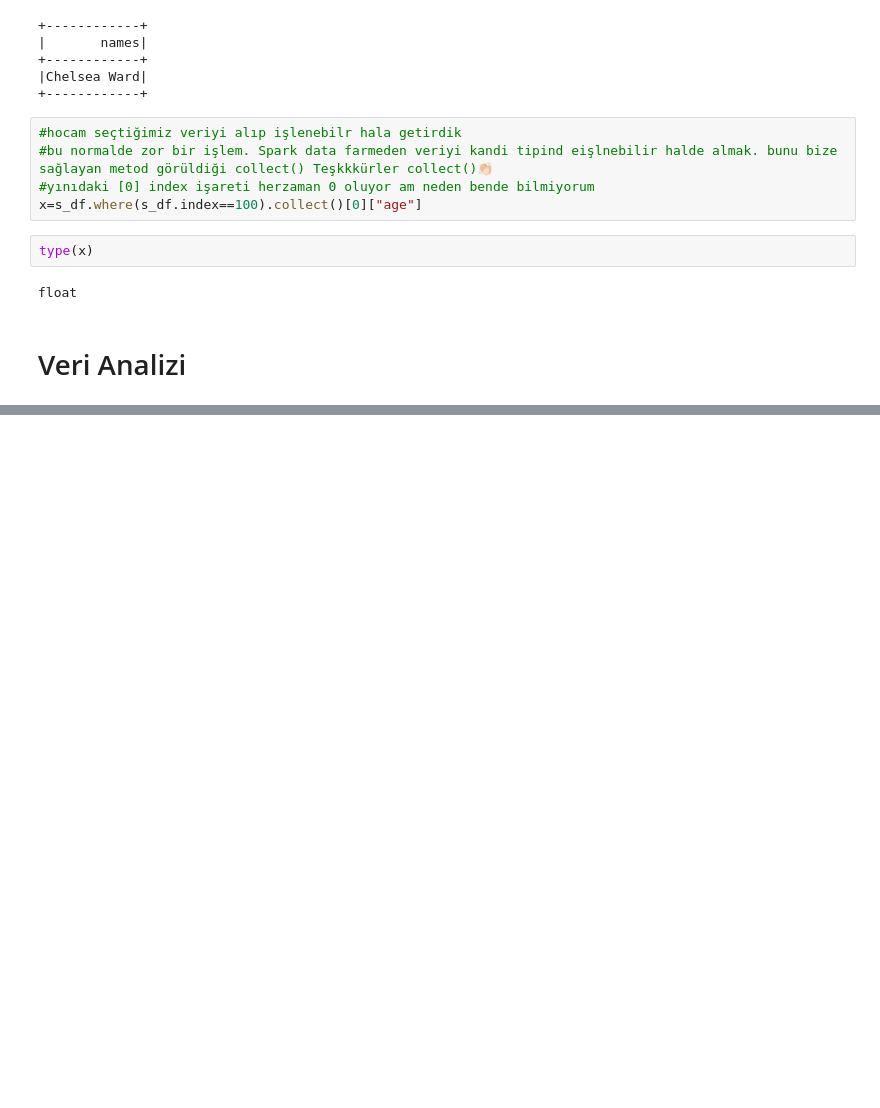
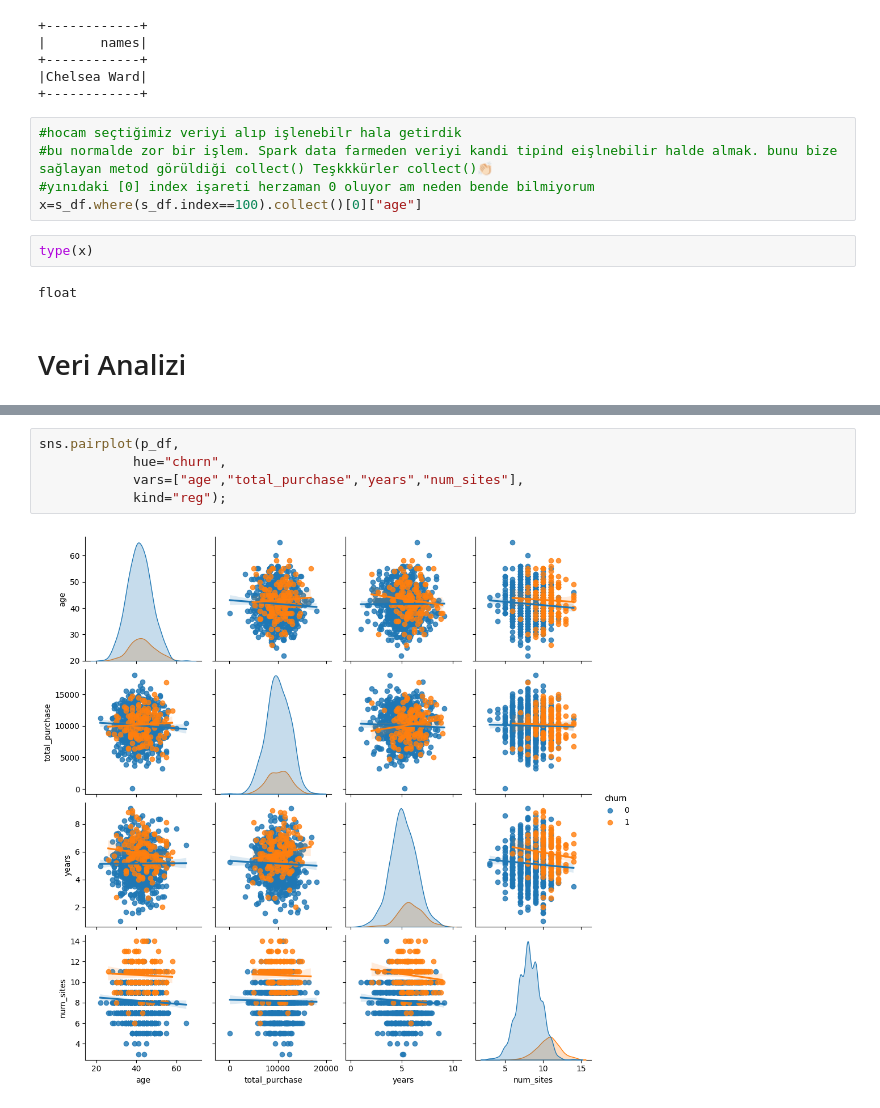
Before and after one commit to GokceSoylu/Machine_Learing, a Jupyter notebook: BigData/BigData_ML.ipynb, the cells around one changed output, grey strips where cells are left out. Drawn from its saved outputs; the diff is of its cells as text; blank space fills up the shorter version.

```diff
--- a/BigData/BigData_ML.ipynb
+++ b/BigData/BigData_ML.ipynb
@@ -241,0 +325,7 @@ float
+# %%
+sns.pairplot(p_df,
+            hue="churn",
+            vars=["age","total_purchase","years","num_sites"],
+            kind="reg");
+# %% [output]
+[figure, added]
```
Also changed, not shown: parts of 12 cells of this notebook.
